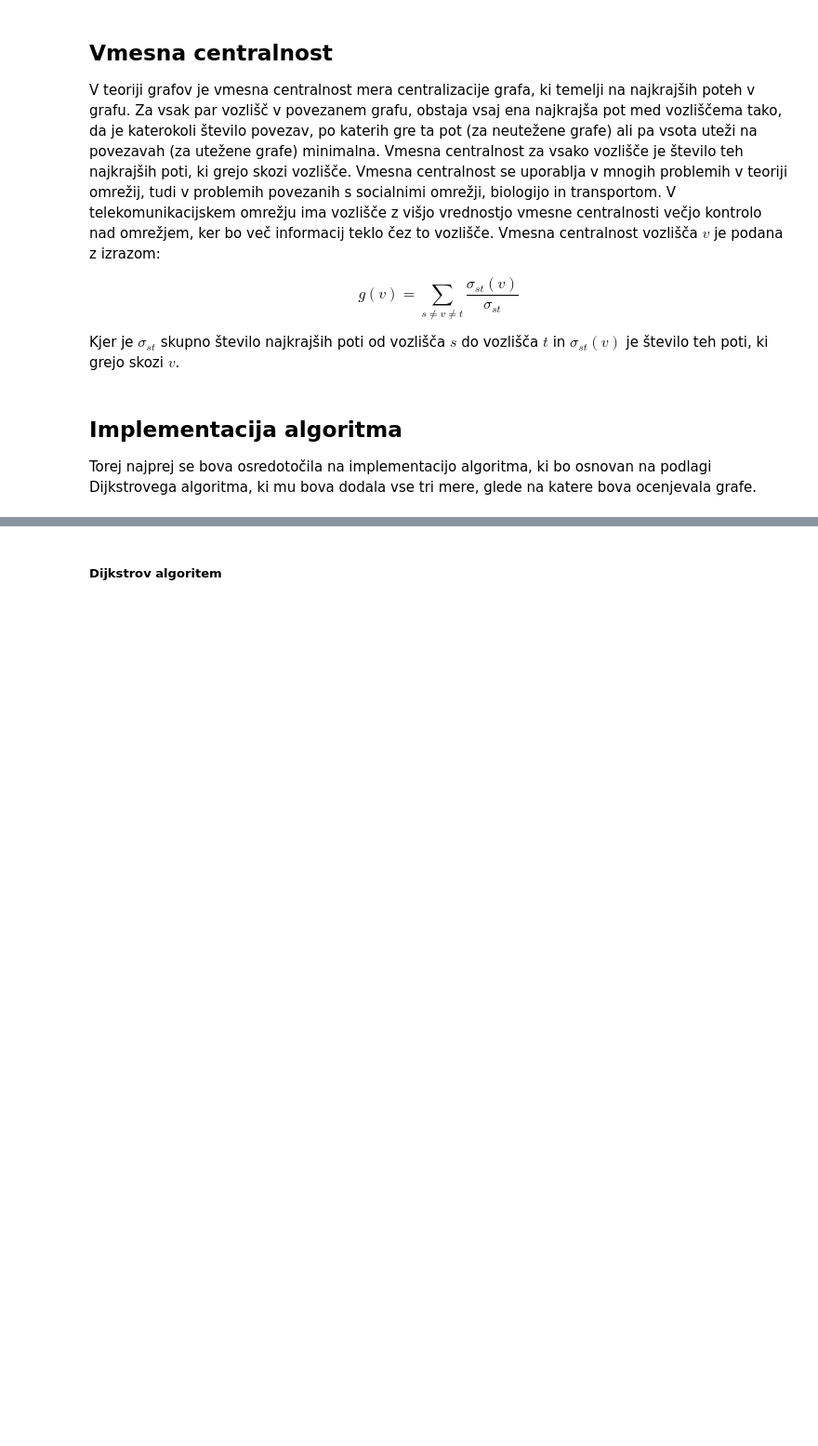
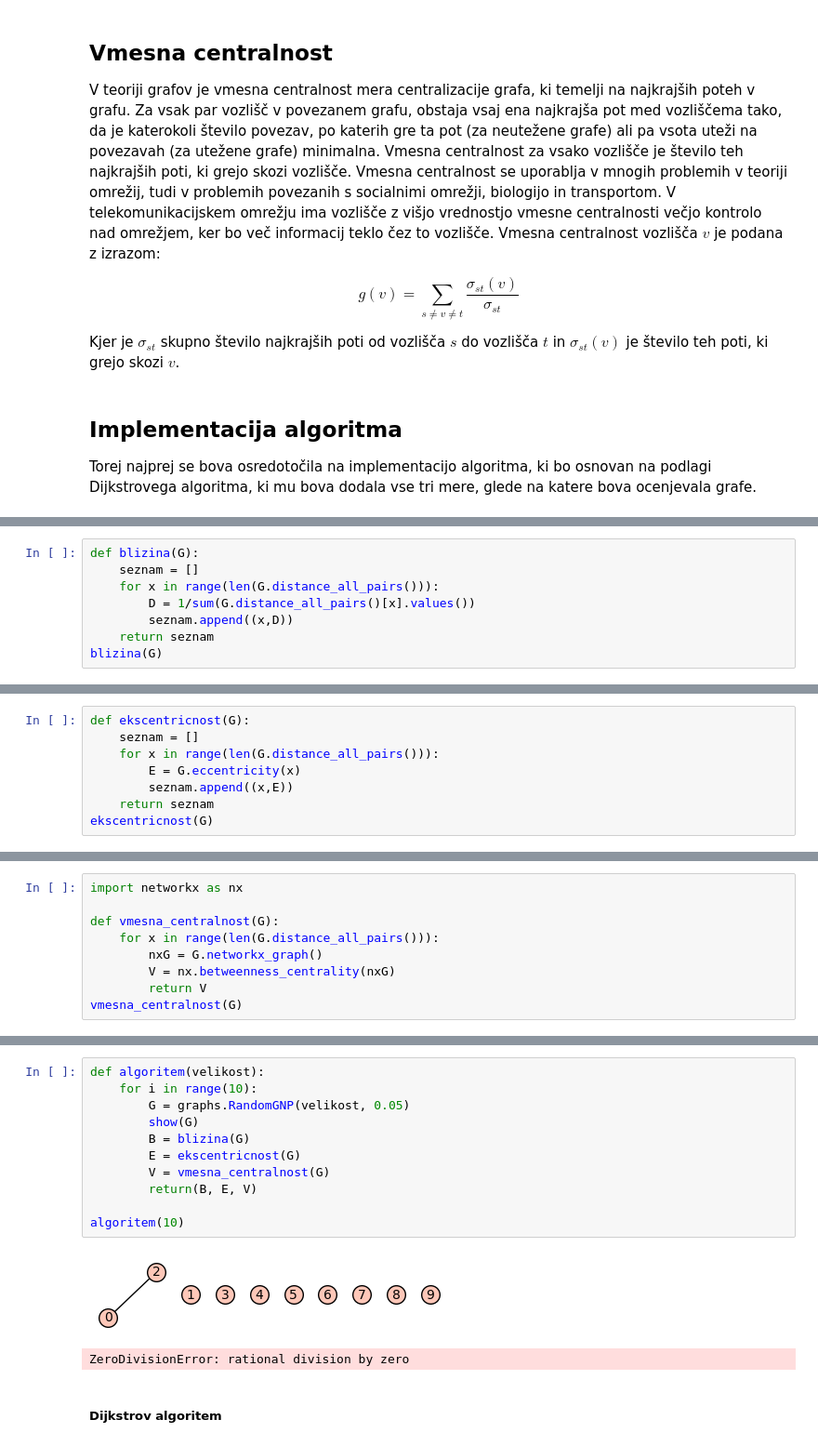
Before and after one commit to nejclu/Eccentricity-Closeness-BetweennessCentrality, a Jupyter notebook: projekt.ipynb, the cells around one changed output, grey strips where cells are left out. Shown at 93% size. Saved outputs shown, nothing was run; the diff lists cells and outputs as text; blank space fills up the shorter version.

Commit message:
narejene funkcije za blizino, ekscentricnost in vmesno centralnost

```diff
--- a/projekt.ipynb
+++ b/projekt.ipynb
@@ -53,0 +59,8 @@ Torej najprej se bova osredotočila na implementacijo algoritma, ki bo osnovan n
+# %%
+def blizina(G):
+    seznam = []
+    for x in range(len(G.distance_all_pairs())):
+        D = 1/sum(G.distance_all_pairs()[x].values())
+        seznam.append((x,D))
+    return seznam
+blizina(G)
@@ -53,0 +78,8 @@ Torej najprej se bova osredotočila na implementacijo algoritma, ki bo osnovan n
+# %%
+def ekscentricnost(G):
+    seznam = []
+    for x in range(len(G.distance_all_pairs())):
+        E = G.eccentricity(x)
+        seznam.append((x,E))
+    return seznam
+ekscentricnost(G)
@@ -53,0 +97,9 @@ Torej najprej se bova osredotočila na implementacijo algoritma, ki bo osnovan n
+# %%
+import networkx as nx
+
+def vmesna_centralnost(G):
+    for x in range(len(G.distance_all_pairs())):
+        nxG = G.networkx_graph()
+        V = nx.betweenness_centrality(nxG)
+        return V
+vmesna_centralnost(G)
@@ -54,3 +117,17 @@ Torej najprej se bova osredotočila na implementacijo algoritma, ki bo osnovan n
+# %%
+def algoritem(velikost):
+    for i in range(10):
+        G = graphs.RandomGNP(velikost, 0.05)
+        show(G)
+        B = blizina(G)
+        E = ekscentricnost(G)
+        V = vmesna_centralnost(G)
+        return(B, E, V)
+
+algoritem(10)
+# %% [output]
+[figure, added]
+ZeroDivisionError: rational division by zero
 # %% [markdown]
 ##### Dijkstrov algoritem
 # %%
```
Also changed, not shown: parts of 9 cells of this notebook.
